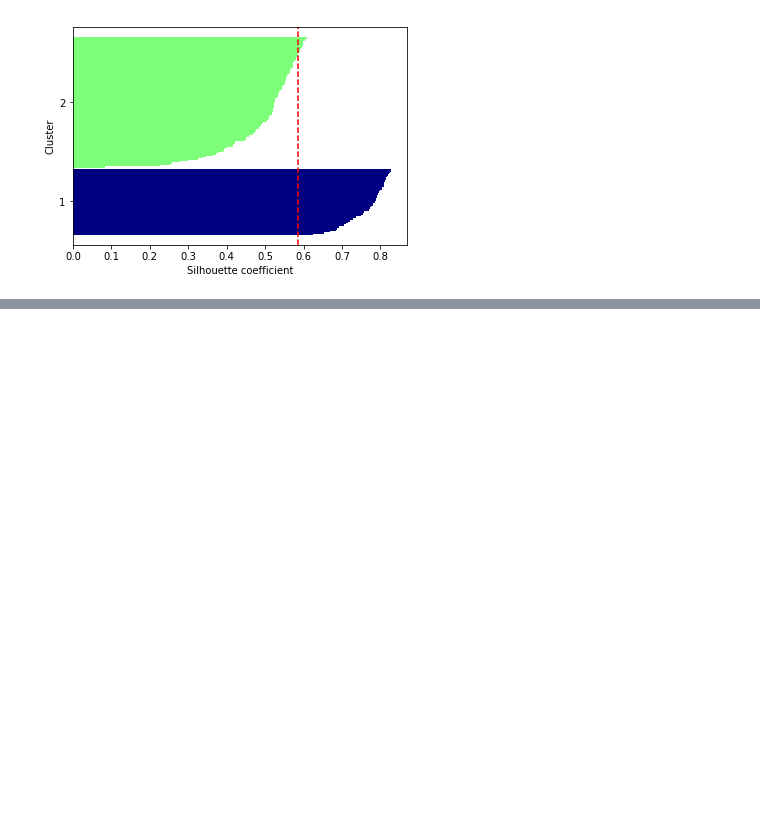
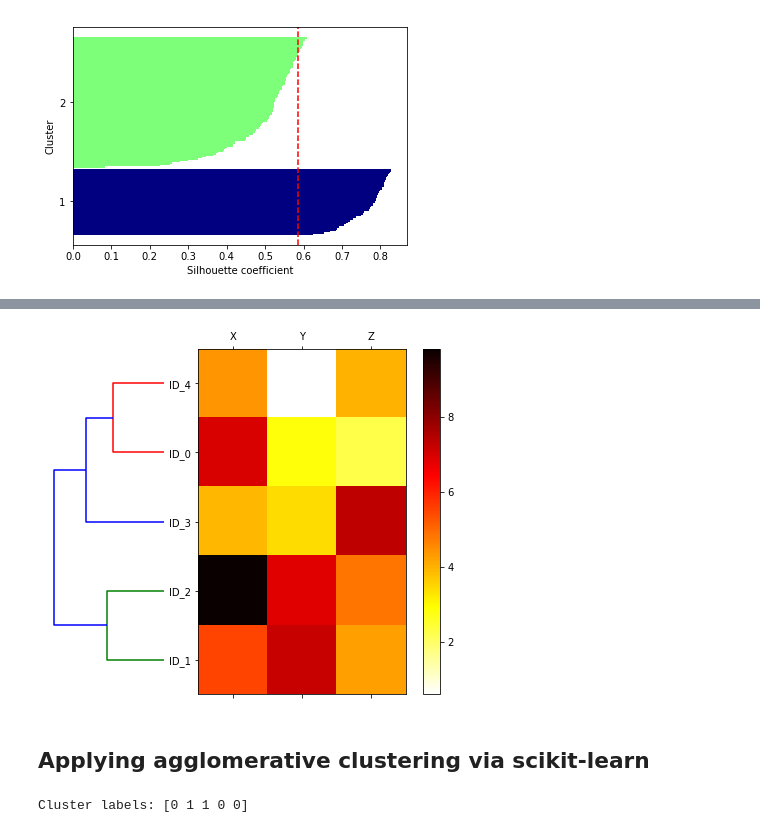
Before and after one commit to grzegorzme/Python-ML-Tutorial, a Jupyter notebook: py-ml-ch11.ipynb, the cells around one changed output, grey strips where cells are left out. Drawn from its saved outputs; the diff is of its cells as text; code cells hidden in the pictures; blank space fills up the shorter version.

```diff
--- a/py-ml-ch11.ipynb
+++ b/py-ml-ch11.ipynb
@@ -164,0 +245,47 @@ plt.show()
+# %%
+# We create a new figure object and defne the x axis position, y axis
+# position, width, and height of the dendrogram via the add_axes attribute.
+# Furthermore, we rotate the dendrogram 90 degrees counter-clockwise.
+
+fig = plt.figure(figsize=(8,8), facecolor='white')
+axd = fig.add_axes([0.09,0.1,0.2,0.6])
+row_dendr = dendrogram(row_clusters, orientation='left')
+# note: for matplotlib >= v1.5.1, please use orientation=‘left’
+# %%
+# Next we reorder the data in our initial DataFrame according to the clustering
+# labels that can be accessed from the dendrogram object, which is essentially a
+# Python dictionary, via the leaves key.
+
+df_rowclust = df.ix[row_dendr['leaves'][::-1]]
+# %%
+# Now we construct the heat map from the reordered DataFrame and position
+# it right next to the dendrogram:
+
+axm = fig.add_axes([0.23,0.1,0.6,0.6])
+cax = axm.matshow(df_rowclust, interpolation='nearest', cmap='hot_r')
+# %%
+# Finally we will modify the aesthetics of the heat map by removing the axis
+# ticks and hiding the axis spines. Also, we will add a color bar and assign
+# the feature and sample names to the x and y axis tick labels, respectively.
+
+axd.set_xticks([])
+axd.set_yticks([])
+for i in axd.spines.values():
+    i.set_visible(False)
+fig.colorbar(cax)
+axm.set_xticklabels([''] + list(df_rowclust.columns))
+axm.set_yticklabels([''] + list(df_rowclust.index))
+plt.show()
+# %% [output]
+[figure, added]
+# %% [markdown]
+## Applying agglomerative clustering via scikit-learn
+# %%
+from sklearn.cluster import AgglomerativeClustering
+ac = AgglomerativeClustering(n_clusters=2,
+                             affinity='euclidean',
+                             linkage='complete')
+labels = ac.fit_predict(X)
+print('Cluster labels: %s' % labels)
+# %% [output]
+Cluster labels: [0 1 1 0 0]
```
Also changed, not shown: parts of 18 cells of this notebook, 1 other file.
